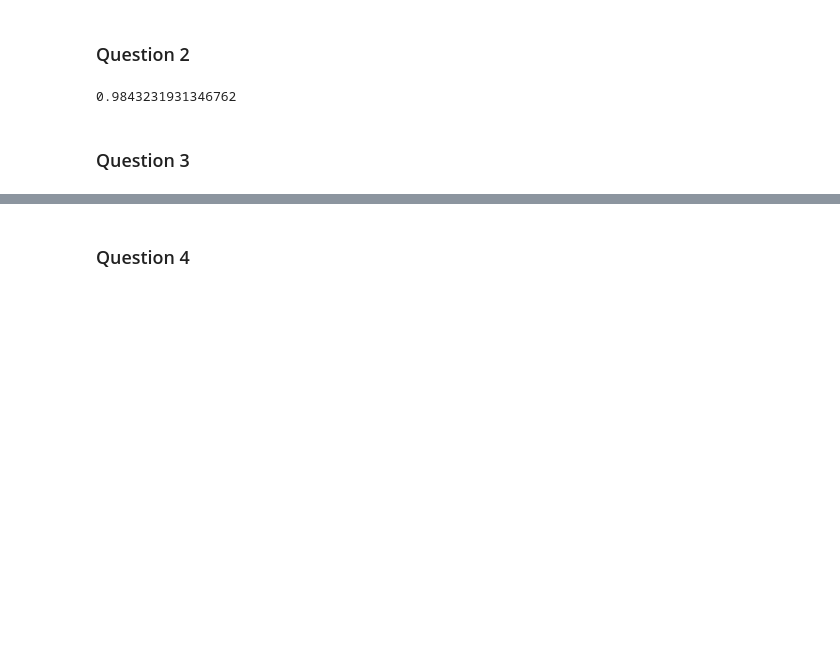
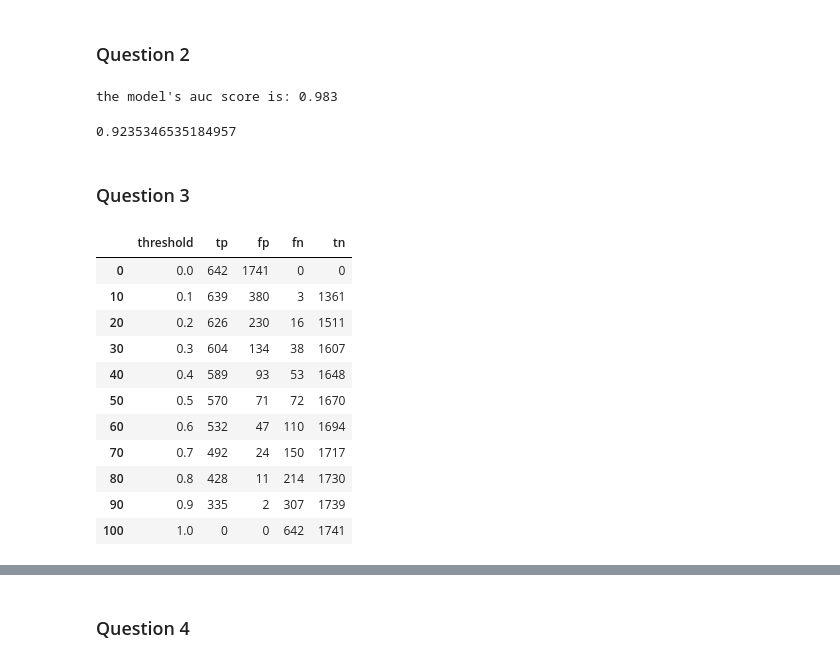
Before and after one commit to el-grudge/mleng-zoomcamp, a Jupyter notebook: week_4/homework_4.ipynb, the cells around one changed output, grey strips where cells are left out. Cells and saved outputs as stored; diff of their text form; code cells hidden in the pictures; blank space fills up the shorter version.

```diff
--- a/week_4/homework_4.ipynb
+++ b/week_4/homework_4.ipynb
@@ -52,6 +29,13 @@ df.head()
 # %%
+# shuffle the dataset using seed 42
+n = len(df)
+idx = np.arange(n)
+np.random.seed(42)
+np.random.shuffle(idx)
+df_shuffled = df.iloc[idx]
+
 # split the data into train/val/test with 60%/20%/20%
-df_full_train, df_test = train_test_split(df, test_size=round(len(df)*.2), random_state=42)
+df_full_train, df_test = train_test_split(df_shuffled, test_size=round(len(df)*.2), random_state=42)
 df_train, df_val = train_test_split(df_full_train, test_size=round(len(df)*.2), random_state=42)
 # %%
 df_train = df_train.reset_index(drop=True)
@@ -105,8 +89,49 @@ model = LogisticRegression(solver='liblinear', C=1.0, max_iter=1000)
 model.fit(X_train, y_train)
 
 y_pred = model.predict_proba(X_val)[:, 1]
-print(roc_auc_score(y_val, y_pred))
+print(f"the model's auc score is: {roc_auc_score(y_val, y_pred):.3f}")
 # %% [output]
-0.9843231931346762
+the model's auc score is: 0.983
+# %%
+roc_auc_score(y_val, model.predict(X_val))
+# %% [output]
+0.9235346535184957
 # %% [markdown]
 ### Question 3
+# %%
+scores = []
+
+thresholds = np.linspace(0, 1, 101)
+
+for t in thresholds:
+    actual_positive = (y_val == 1)
+    actual_negative = (y_val == 0)
+
+    predict_positive = (y_pred >= t)
+    predict_negative = (y_pred < t)
+
+    tp = (predict_positive & actual_positive).sum()
+    tn = (predict_negative & actual_negative).sum()
+
+    fp = (predict_positive & actual_negative).sum()
+    fn = (predict_negative & actual_positive).sum()
+
+    scores.append((t, tp, fp, fn, tn))
+
+columns = ['threshold', 'tp', 'fp', 'fn', 'tn']
+df_scores = pd.DataFrame(scores, columns=columns)
+
+df_scores[::10]
+# %% [output]
+|  | threshold | tp | fp | fn | tn |
+| 0 | 0.0 | 642 | 1741 | 0 | 0 |
+| 10 | 0.1 | 639 | 380 | 3 | 1361 |
+| 20 | 0.2 | 626 | 230 | 16 | 1511 |
+| 30 | 0.3 | 604 | 134 | 38 | 1607 |
+| 40 | 0.4 | 589 | 93 | 53 | 1648 |
+| 50 | 0.5 | 570 | 71 | 72 | 1670 |
+| 60 | 0.6 | 532 | 47 | 110 | 1694 |
+| 70 | 0.7 | 492 | 24 | 150 | 1717 |
+| 80 | 0.8 | 428 | 11 | 214 | 1730 |
+| 90 | 0.9 | 335 | 2 | 307 | 1739 |
+| 100 | 1.0 | 0 | 0 | 642 | 1741 |
```
Also changed, not shown: parts of 39 cells of this notebook, 1 other file.
